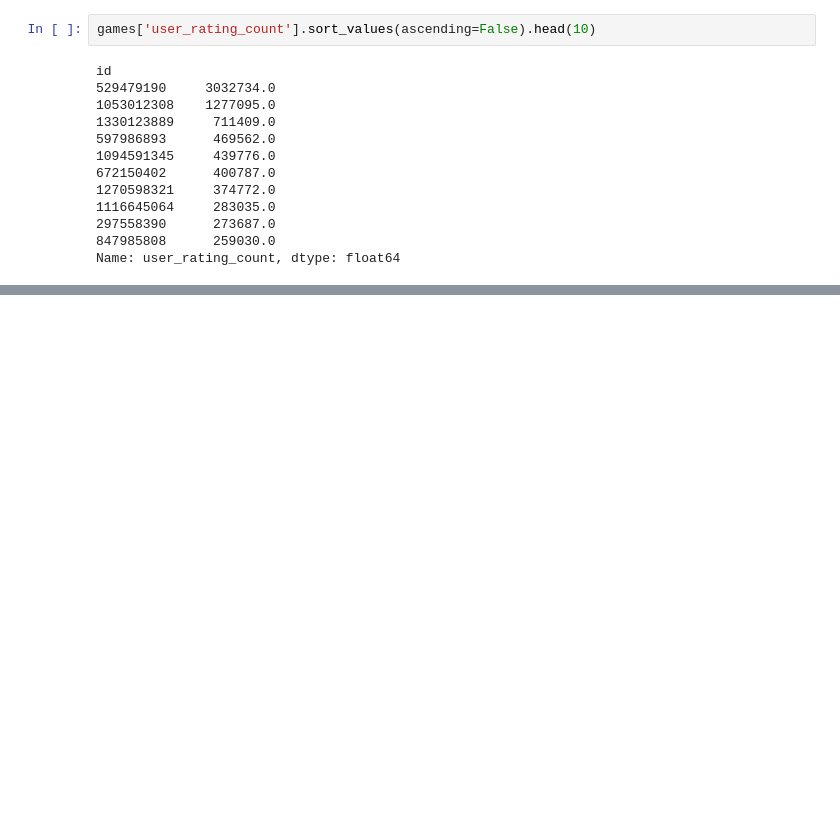
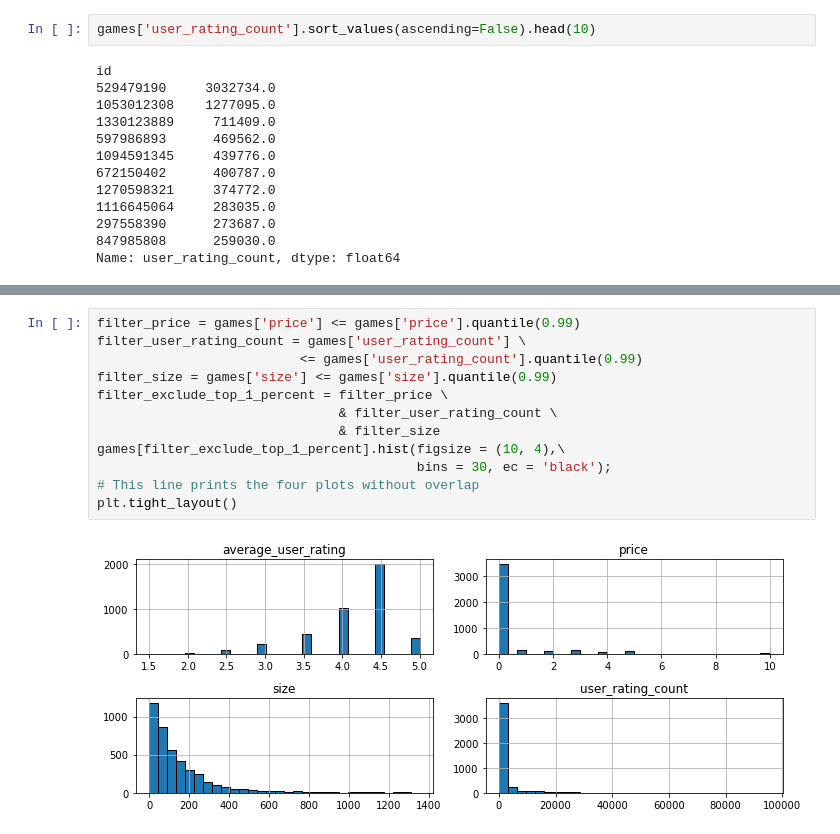
Before and after one commit to samyon7/Statistics-Python, a Jupyter notebook: Work_7/work_7-1.ipynb, the cells around one changed output, grey strips where cells are left out. Drawn from its saved outputs; the diff is of its cells as text; blank space fills up the shorter version.

```diff
--- a/Work_7/work_7-1.ipynb
+++ b/Work_7/work_7-1.ipynb
@@ -340,0 +434,14 @@ Name: user_rating_count, dtype: float64
+# %%
+filter_price = games['price'] <= games['price'].quantile(0.99)
+filter_user_rating_count = games['user_rating_count'] \
+                          <= games['user_rating_count'].quantile(0.99)
+filter_size = games['size'] <= games['size'].quantile(0.99)
+filter_exclude_top_1_percent = filter_price \
+                               & filter_user_rating_count \
+                               & filter_size
+games[filter_exclude_top_1_percent].hist(figsize = (10, 4),\
+                                         bins = 30, ec = 'black');
+# This line prints the four plots without overlap
+plt.tight_layout()
+# %% [output]
+[figure, added]
```
Also changed, not shown: parts of 20 cells of this notebook.
